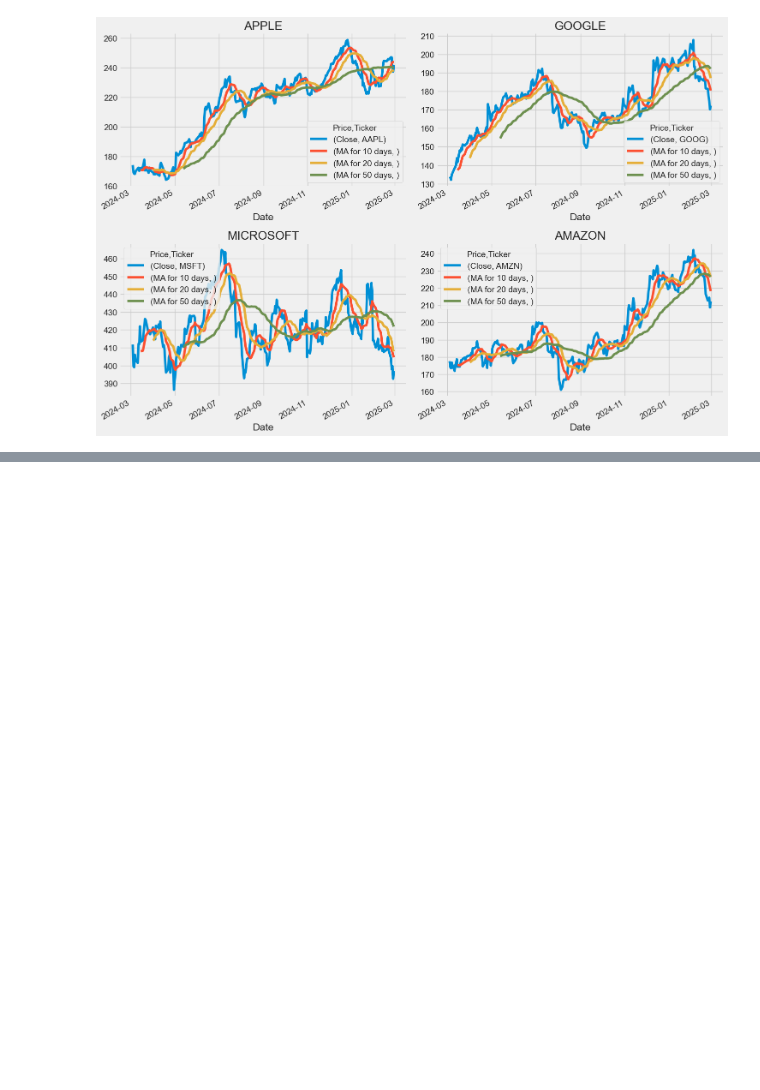
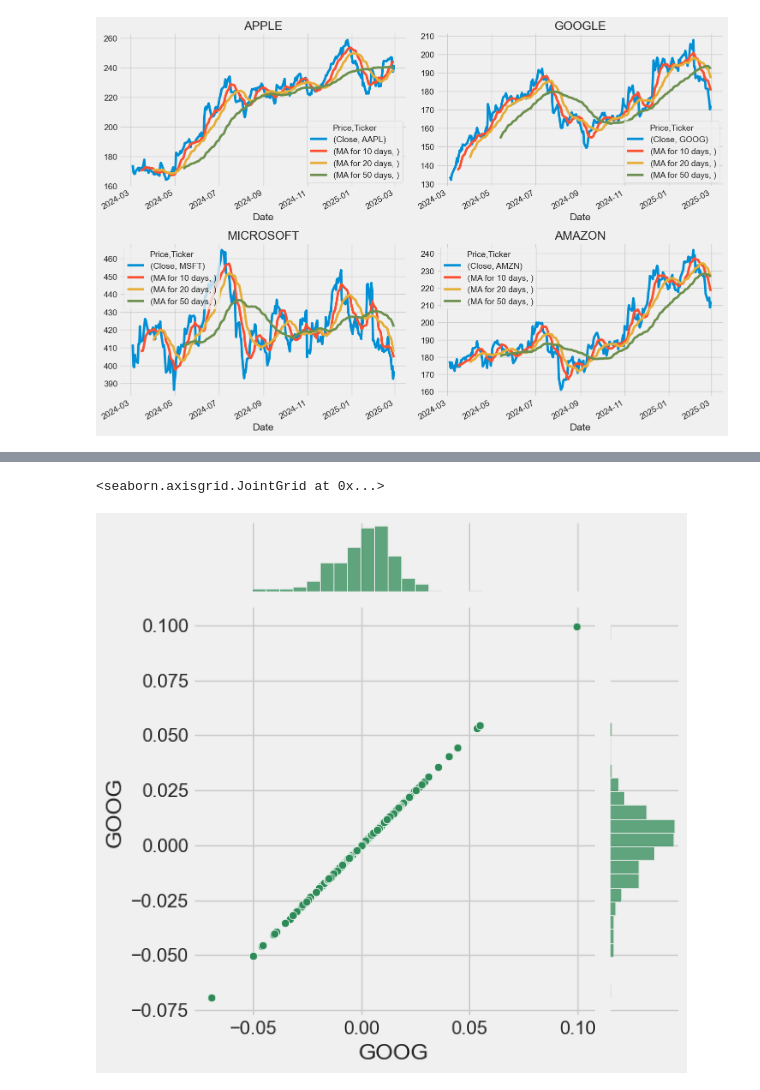
Before and after one commit to Mokshshah2005/Stock-Trend-Analysis, a Jupyter notebook: code/Stock_trend_analysis.ipynb, the cells around one changed output, grey strips where cells are left out. Saved outputs shown, nothing was run; the diff lists cells and outputs as text; code cells hidden in the pictures; blank space fills up the shorter version.

```diff
--- a/code/Stock_trend_analysis.ipynb
+++ b/code/Stock_trend_analysis.ipynb
@@ -166,0 +205,7 @@ fig.tight_layout()
+# %%
+# Grab all the closing prices for the tech stock list into one DataFrame
+closing_df = yf.download(tech_list, start=start, end=end)['Close']
+
+# Make a new tech returns DataFrame
+tech_rets = closing_df.pct_change()
+tech_rets.head()
@@ -166,0 +221,5 @@ fig.tight_layout()
+# %%
+sns.jointplot(x='GOOG', y='GOOG', data=tech_rets, kind='scatter', color='seagreen')
+# %% [output]
+<seaborn.axisgrid.JointGrid at 0x...>
+[figure, added]
```
Also changed, not shown: parts of 10 cells of this notebook.
